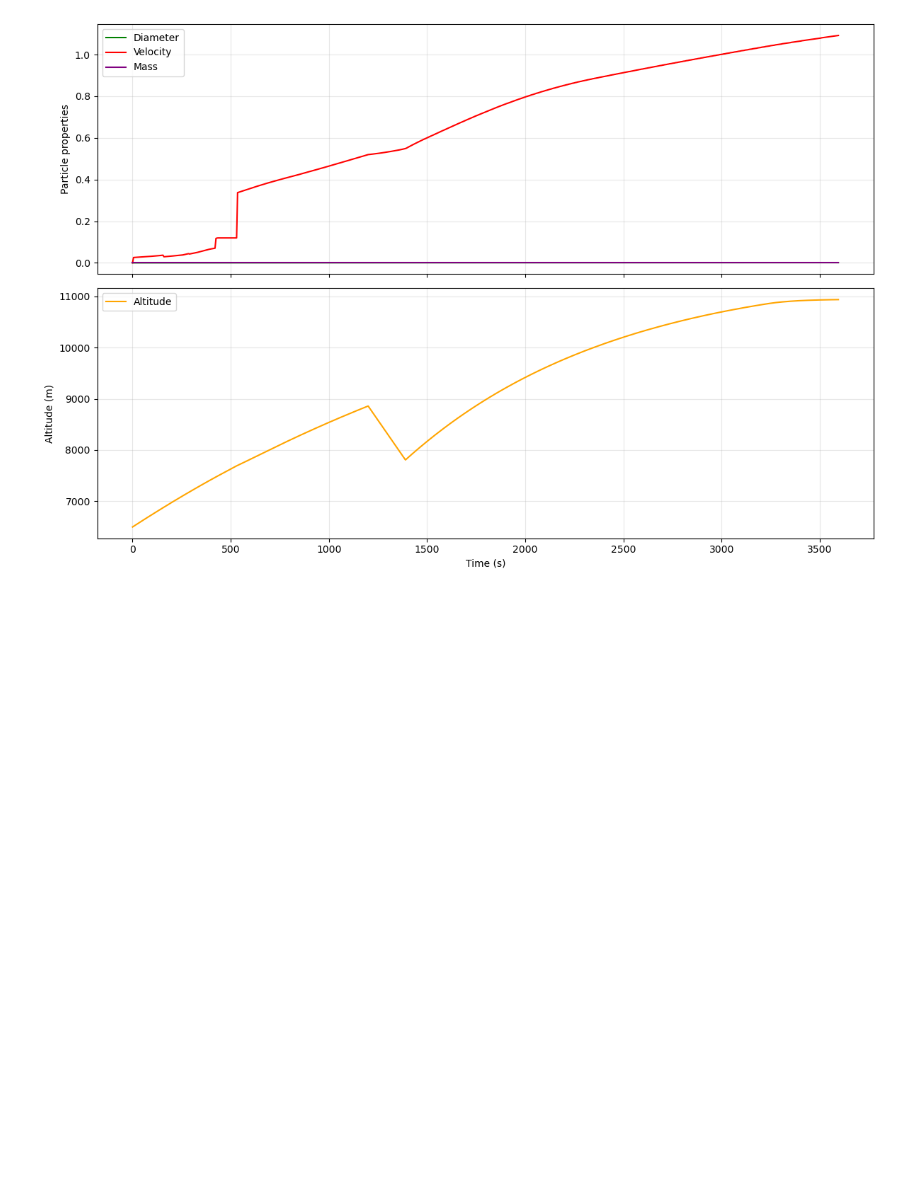
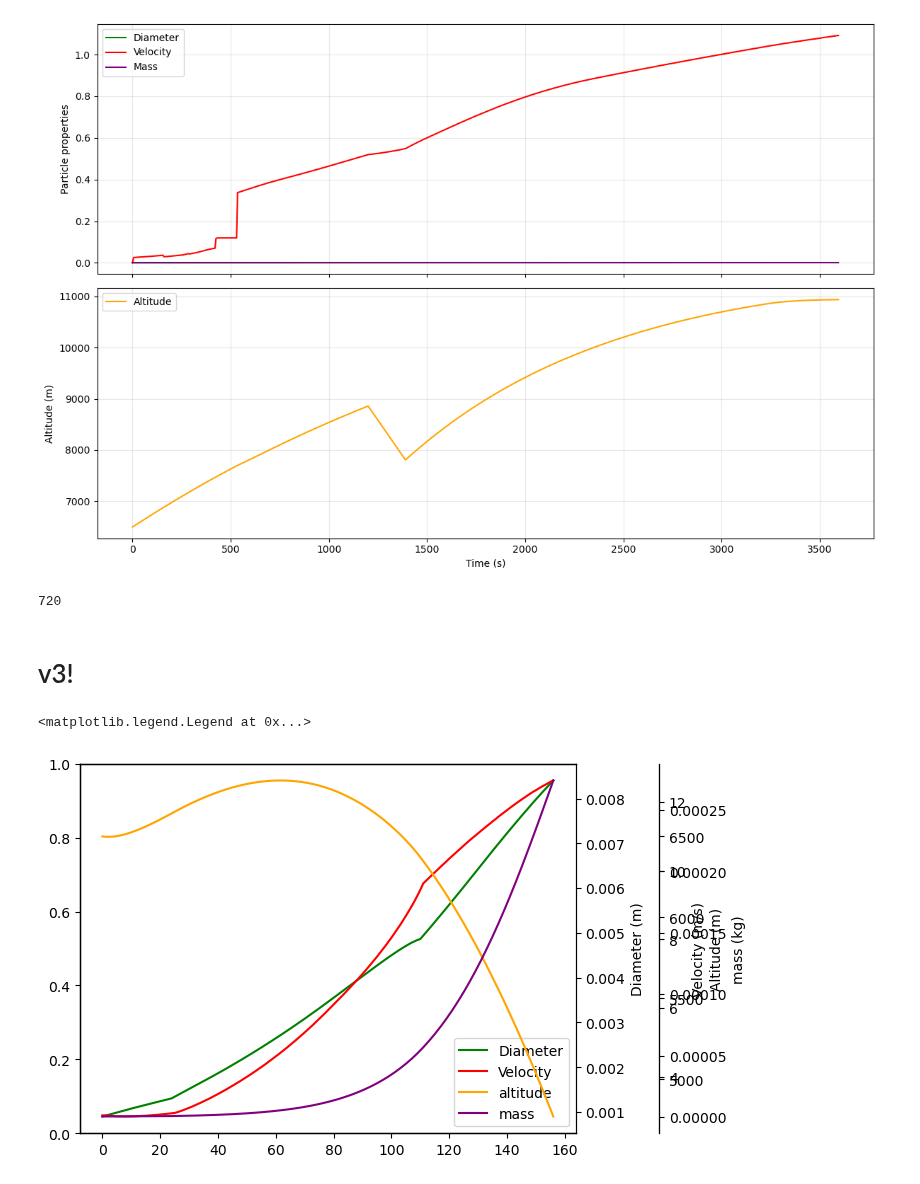
Before and after one commit to ezriri/simple-graupel-model, a Jupyter notebook: model_improvements.ipynb, the cells around one changed output. Saved outputs shown, nothing was run; the diff lists cells and outputs as text; code cells hidden in the pictures; blank space fills up the shorter version.

```diff
--- a/model_improvements.ipynb
+++ b/model_improvements.ipynb
@@ -573,0 +579,19 @@ plt.show()
+# %%
+namelist_txt = '/home/users/esree/simple-graupel-model/namelist.txt'
+namelist_file = namelist_txt.split("/")[-1]
+nlsit_split = namelist_file[:-4].split("_")
+if len(nlsit_split) > 1:
+    save_name = "_".join(nlsit_split[1:])
+else:
+    save_name = 'ctrl'
+with open(namelist_txt, "r") as f:
+    namelist_contents = f.read()
+namelist = {} ## all the namelist inputs are stored in this dictionary
+exec(namelist_contents, {"np": np}, namelist)
+numt = int(namelist['runtime'] * 60. / namelist['DELTIM']) ### number of simulation time steps (s)
+# %%
+numt
+# %% [output]
+720
+# %% [markdown]
+# v3!
@@ -573,0 +629,32 @@ plt.show()
+# %%
+particle_n = 10
+p0_ice = ncfile_ice_v3_1.isel(particle=particle_n)
+
+fig, ax1 = plt.subplots()
+
+#line1, = ax1.plot(ncfile['time'], p0_ice['horizontal_wind'], label='Horizontal Wind', color='blue')
+#ax1.set_ylabel("Horizontal Wind (m/s)")
+
+ax2 = ax1.twinx()
+line2, = ax2.plot(ncfile_ice_v3_1['time'], p0_ice['diameter'], label='Diameter', color='green')
+ax2.set_ylabel("Diameter (m)")
+
+ax3 = ax1.twinx()
+ax3.spines["right"].set_position(("outward", 60))
+line3, = ax3.plot(ncfile_ice_v3_1['time'], p0_ice['terminal_velocity'], label='Velocity', color='red')
+ax3.set_ylabel("Velocity (m/s)")
+
+ax4 = ax1.twinx()
+ax4.spines["right"].set_position(("outward", 60))
+line4, = ax4.plot(ncfile_ice_v3_1['time'], p0_ice['altitude'], label='altitude', color='orange')
+ax4.set_ylabel("Altitude (m)")
+
+ax5 = ax1.twinx()
+ax5.spines["right"].set_position(("outward", 60))
+line5, = ax5.plot(ncfile_ice_v3_1['time'], p0_ice['mass'], label='mass', color='purple')
+ax5.set_ylabel("mass (kg)")
+
+ax1.legend(handles=[ line2, line3, line4, line5], loc='lower right')
+# %% [output]
+<matplotlib.legend.Legend at 0x...>
+[figure, added]
```
Also changed, not shown: parts of 10 cells of this notebook, 48 other files.
